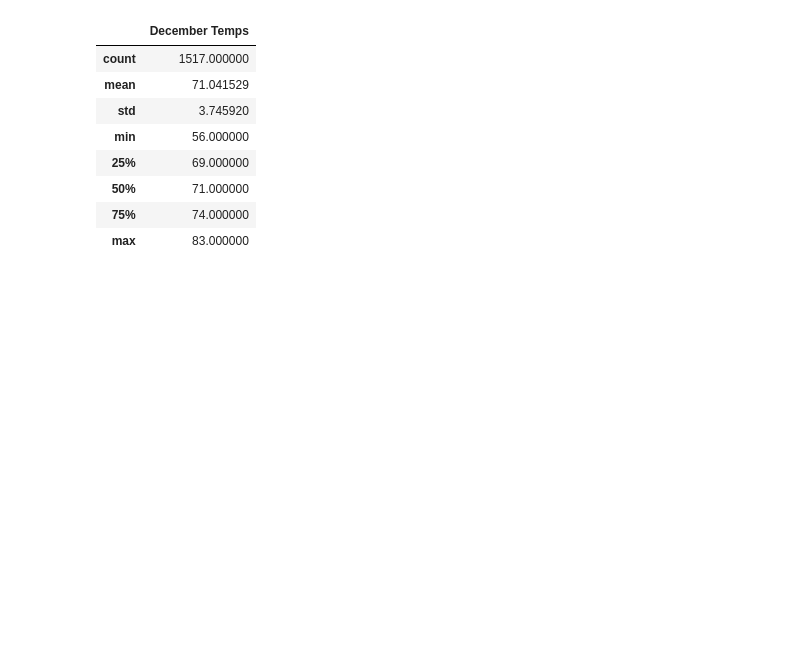
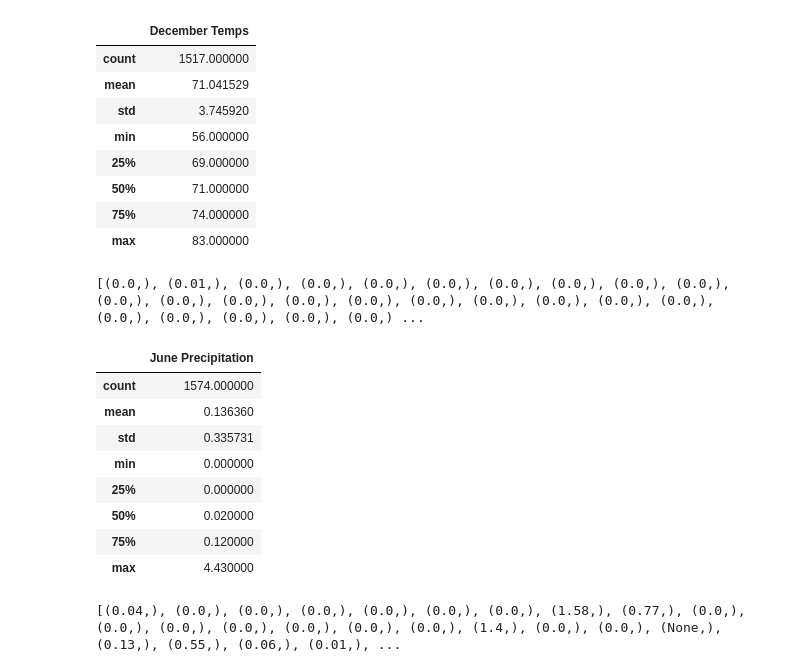
Before and after one commit to GPT2099/Surfs_up, a Jupyter notebook: SurfsUp_Challenge.ipynb, the cells around one changed output. Cells and saved outputs as stored; diff of their text form; code cells hidden in the pictures; blank space fills up the shorter version.

Commit message:
adding Del 3 queries

```diff
--- a/SurfsUp_Challenge.ipynb
+++ b/SurfsUp_Challenge.ipynb
@@ -82,3 +82,28 @@ december_temps_df.describe()
 | 50% | 71.000000 |
 | 75% | 74.000000 |
 | max | 83.000000 |
+# %%
+# Deliverable 3, Two additional queries
+june_prcp = session.query(Measurement.prcp).\
+filter(extract('month', Measurement.date) == 6)
+# %%
+# Convert the June precipitation to a list.
+results = june_prcp.all()
+print(results)
+# %% [output]
+[(0.0,), (0.01,), (0.0,), (0.0,), (0.0,), (0.0,), (0.0,), (0.0,), (0.0,), (0.0,), (0.0,), (0.0,), (0.0,), (0.0,), (0.0,), (0.0,), (0.0,), (0.0,), (0.0,), (0.0,), (0.0,), (0.0,), (0.0,), (0.0,), (0.0,) ...
+# %%
+# Create a DataFrame from the list of precipitation for the month of June.
+june_prcp_df = pd.DataFrame(results, columns=['June Precipitation'])
+# %%
+june_prcp_df.describe()
+# %% [output]
+|  | June Precipitation |
+| count | 1574.000000 |
+| mean | 0.136360 |
+| std | 0.335731 |
+| min | 0.000000 |
+| 25% | 0.000000 |
+| 50% | 0.020000 |
+| 75% | 0.120000 |
+| max | 4.430000 |
@@ -84,0 +114,6 @@ december_temps_df.describe()
+# %%
+# Convert the December precipitation to a list.
+results = december_prcp.all()
+print(results)
+# %% [output]
+[(0.04,), (0.0,), (0.0,), (0.0,), (0.0,), (0.0,), (0.0,), (1.58,), (0.77,), (0.0,), (0.0,), (0.0,), (0.0,), (0.0,), (0.0,), (0.0,), (1.4,), (0.0,), (0.0,), (None,), (0.13,), (0.55,), (0.06,), (0.01,), ...
```
Also changed, not shown: parts of 3 cells of this notebook, 2 other files.
